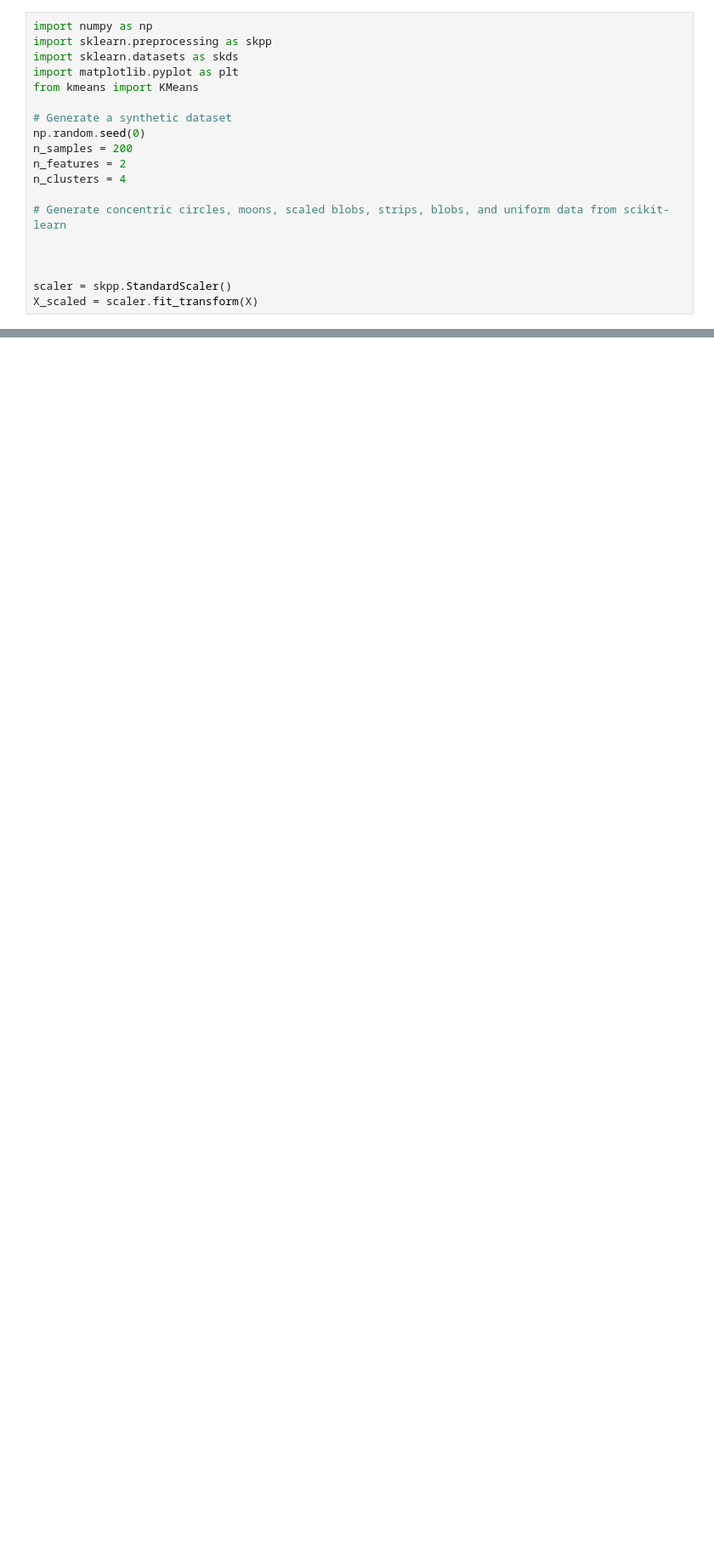
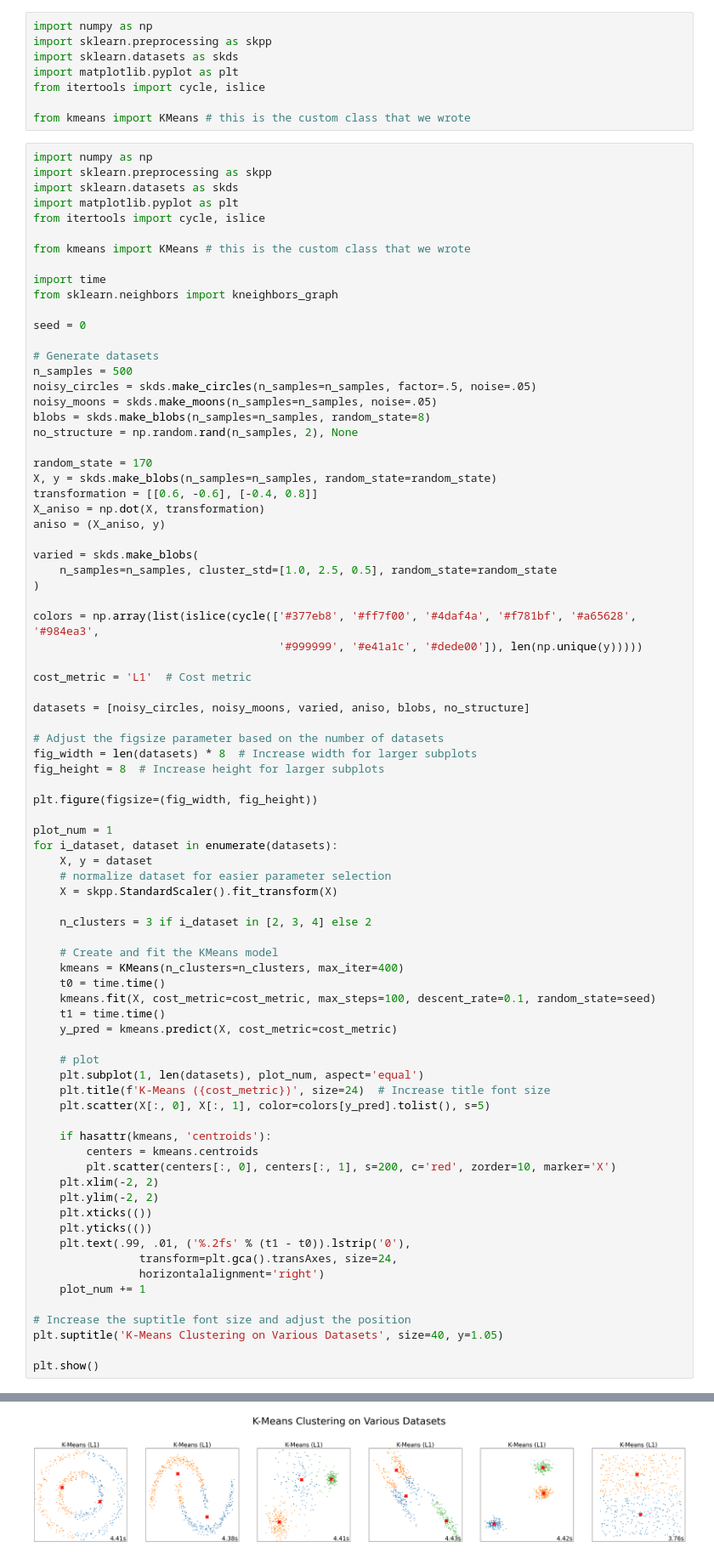
Before and after one commit to KataTech/OTFactorDiscovery, a Jupyter notebook: daniel/Clustering/demo.ipynb, the cells around one changed output, grey strips where cells are left out. Shown: that part at 85% size. Saved outputs shown, nothing was run; the diff lists cells and outputs as text; blank space fills up the shorter version.

```diff
--- a/daniel/Clustering/demo.ipynb
+++ b/daniel/Clustering/demo.ipynb
@@ -6,17 +6,87 @@ import numpy as np
 import sklearn.preprocessing as skpp
 import sklearn.datasets as skds
 import matplotlib.pyplot as plt
-from kmeans import KMeans
+from itertools import cycle, islice
 
-# Generate a synthetic dataset
-np.random.seed(0)
-n_samples = 200
-n_features = 2
-n_clusters = 4
-
-# Generate concentric circles, moons, scaled blobs, strips, blobs, and uniform data from scikit-learn
-
-
-
-scaler = skpp.StandardScaler()
-X_scaled = scaler.fit_transform(X)
+from kmeans import KMeans # this is the custom class that we wrote
+# %%
+import numpy as np
+import sklearn.preprocessing as skpp
+import sklearn.datasets as skds
+import matplotlib.pyplot as plt
+from itertools import cycle, islice
+
+from kmeans import KMeans # this is the custom class that we wrote
+
+import time
+from sklearn.neighbors import kneighbors_graph
+
+seed = 0
+
+# Generate datasets
+n_samples = 500
+noisy_circles = skds.make_circles(n_samples=n_samples, factor=.5, noise=.05)
+noisy_moons = skds.make_moons(n_samples=n_samples, noise=.05)
+blobs = skds.make_blobs(n_samples=n_samples, random_state=8)
+no_structure = np.random.rand(n_samples, 2), None
+
+random_state = 170
+X, y = skds.make_blobs(n_samples=n_samples, random_state=random_state)
+transformation = [[0.6, -0.6], [-0.4, 0.8]]
+X_aniso = np.dot(X, transformation)
+aniso = (X_aniso, y)
+
+varied = skds.make_blobs(
+    n_samples=n_samples, cluster_std=[1.0, 2.5, 0.5], random_state=random_state
+)
+
+colors = np.array(list(islice(cycle(['#377eb8', '#ff7f00', '#4daf4a', '#f781bf', '#a65628', '#984ea3',
+                                     '#999999', '#e41a1c', '#dede00']), len(np.unique(y)))))
+
+cost_metric = 'L1'  # Cost metric
+
+datasets = [noisy_circles, noisy_moons, varied, aniso, blobs, no_structure]
+
+# Adjust the figsize parameter based on the number of datasets
+fig_width = len(datasets) * 8  # Increase width for larger subplots
+fig_height = 8  # Increase height for larger subplots
+
+plt.figure(figsize=(fig_width, fig_height))
+
+plot_num = 1
+for i_dataset, dataset in enumerate(datasets):
+    X, y = dataset
+    # normalize dataset for easier parameter selection
+    X = skpp.StandardScaler().fit_transform(X)
+
+    n_clusters = 3 if i_dataset in [2, 3, 4] else 2
+
+    # Create and fit the KMeans model
+    kmeans = KMeans(n_clusters=n_clusters, max_iter=400)
+    t0 = time.time()
+    kmeans.fit(X, cost_metric=cost_metric, max_steps=100, descent_rate=0.1, random_state=seed)
+    t1 = time.time()
+    y_pred = kmeans.predict(X, cost_metric=cost_metric)
+
+    # plot
+    plt.subplot(1, len(datasets), plot_num, aspect='equal')
+    plt.title(f'K-Means ({cost_metric})', size=24)  # Increase title font size
+    plt.scatter(X[:, 0], X[:, 1], color=colors[y_pred].tolist(), s=5)
+
+    if hasattr(kmeans, 'centroids'):
+        centers = kmeans.centroids
+        plt.scatter(centers[:, 0], centers[:, 1], s=200, c='red', zorder=10, marker='X')
+    plt.xlim(-2, 2)
+    plt.ylim(-2, 2)
+    plt.xticks(())
+    plt.yticks(())
+    plt.text(.99, .01, ('%.2fs' % (t1 - t0)).lstrip('0'),
+                transform=plt.gca().transAxes, size=24,
+                horizontalalignment='right')
+    plot_num += 1
+
+# Increase the suptitle font size and adjust the position
+plt.suptitle('K-Means Clustering on Various Datasets', size=40, y=1.05)
+
+plt.show()
+# %% [output]
@@ -22,0 +110 @@ X_scaled = scaler.fit_transform(X)
+[figure, added]
```
Also changed, not shown: parts of 6 cells of this notebook, 3 other files.
